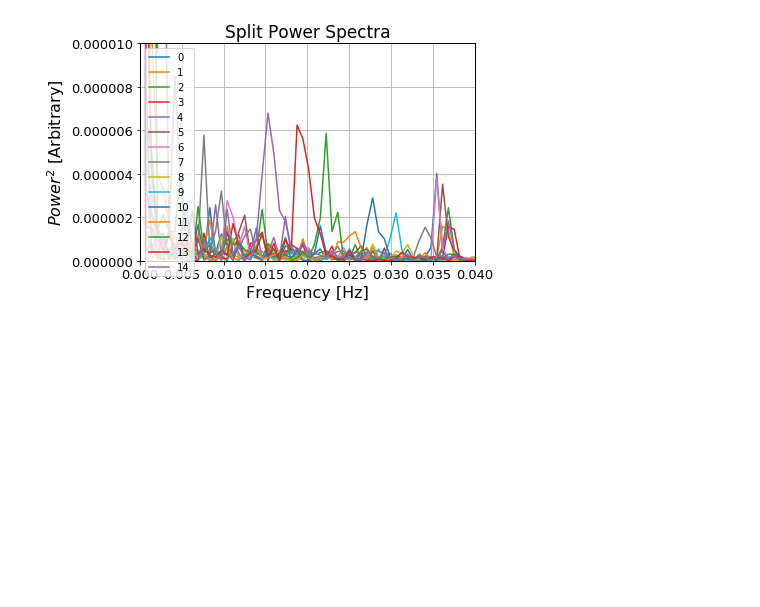
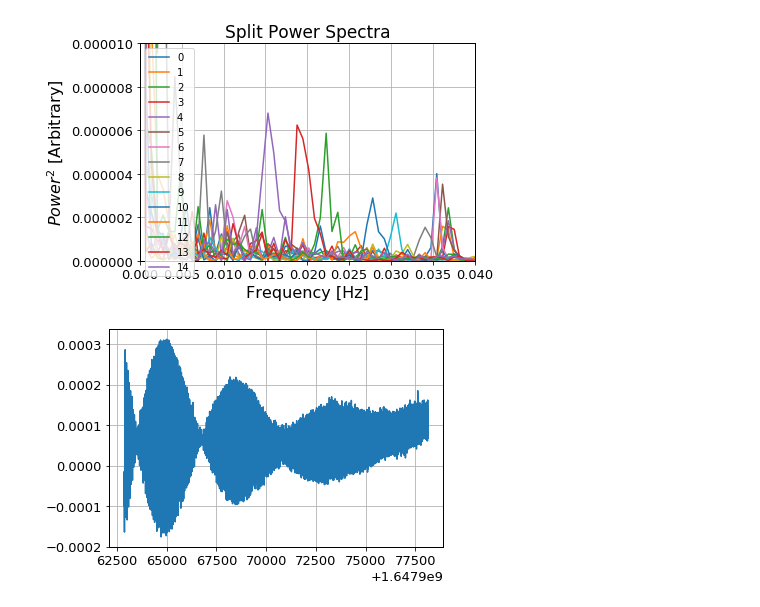
Before and after one commit to James11222/radiolab_repo, a Jupyter notebook: lab3/Emily/lab3.ipynb, the cells around one changed output. Drawn from its saved outputs; the diff is of its cells as text; code cells hidden in the pictures; blank space fills up the shorter version.

```diff
--- a/lab3/Emily/lab3.ipynb
+++ b/lab3/Emily/lab3.ipynb
@@ -151,3 +151,11 @@ plt.title('Split Power Spectra')
 # %% [output]
 Text(0.5, 1.0, 'Split Power Spectra')
 [figure]
+# %%
+sun_data, sun_times = np.load('data/sun_6hr.npy')
+# %%
+plt.plot(sun_times[:17000], sun_data[:17000])
+sun_times, sun_data = sun_times[:17000], sun_data[:17000]
+# sun_data[:2000]
+# %% [output]
+[figure, added]
```
Also changed, not shown: parts of 14 cells of this notebook, 1 other file.
